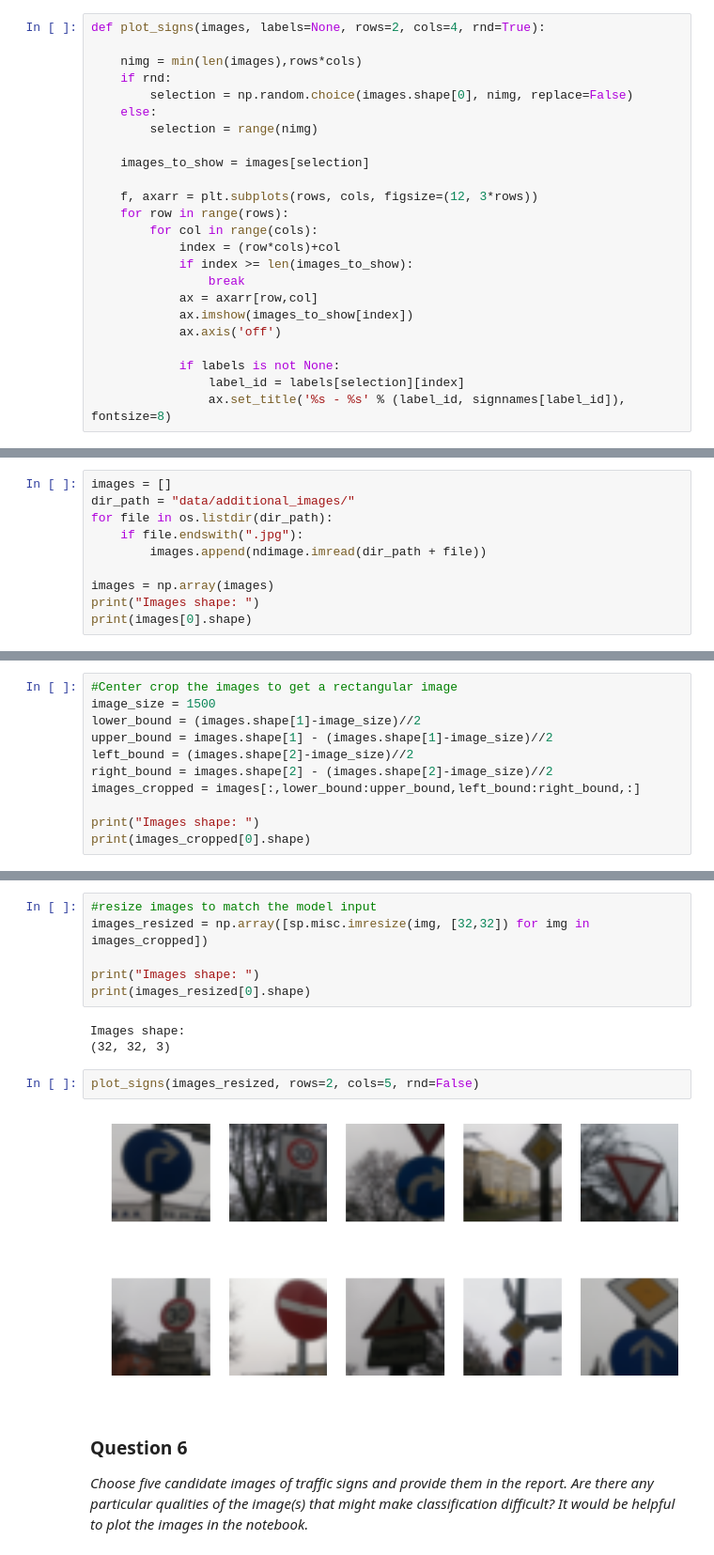
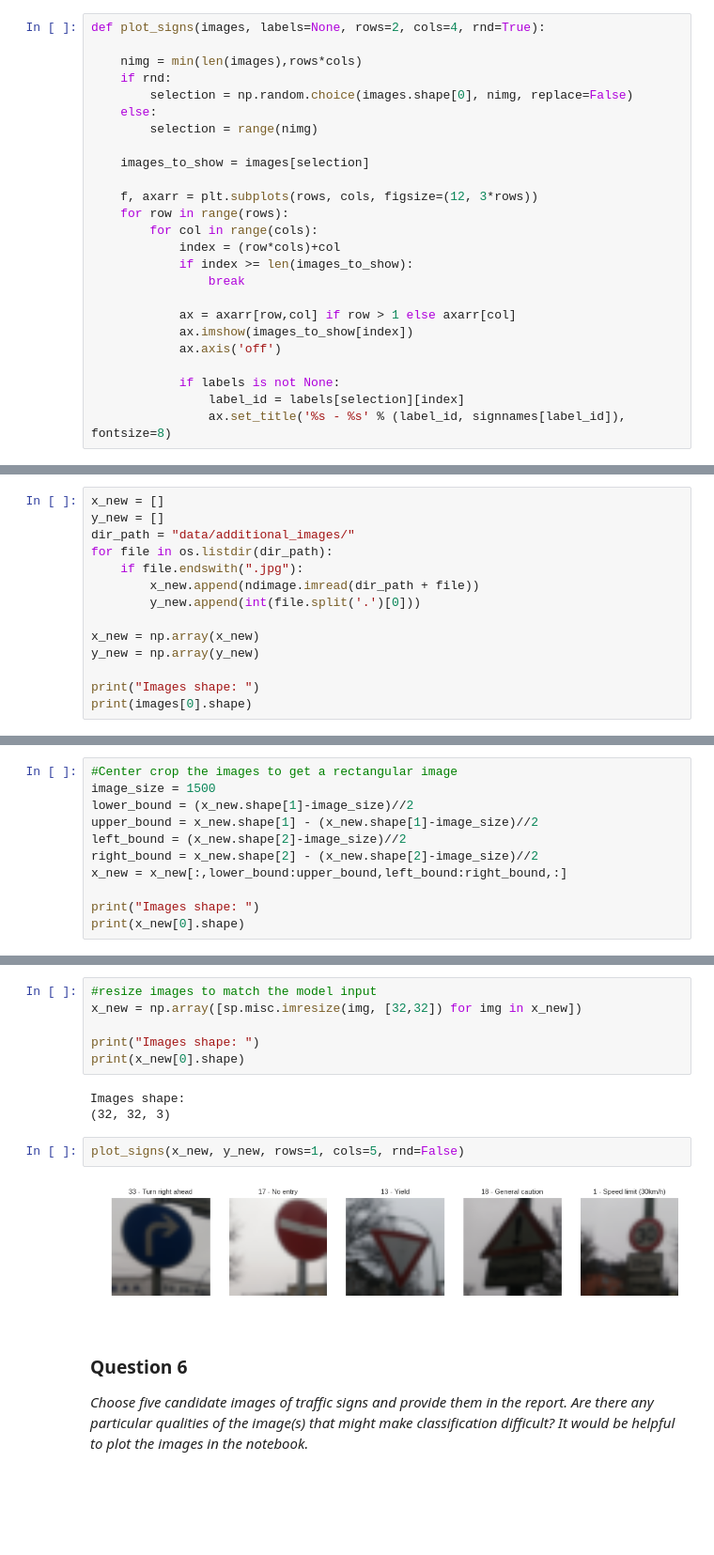
Before and after one commit to pkern90/traffic-signs, a Jupyter notebook: Traffic_Signs_Recognition.ipynb, the cells around one changed output, grey strips where cells are left out. Shown at 94% size. Cells and saved outputs as stored; diff of their text form; blank space fills up the shorter version.

Commit message:
improve new images visualization

```diff
--- a/Traffic_Signs_Recognition.ipynb
+++ b/Traffic_Signs_Recognition.ipynb
@@ -104,7 +104,8 @@ def plot_signs(images, labels=None, rows=2, cols=4, rnd=True):
             index = (row*cols)+col
             if index >= len(images_to_show):
                 break
-            ax = axarr[row,col]
+
+            ax = axarr[row,col] if row > 1 else axarr[col]
             ax.imshow(images_to_show[index])
             ax.axis('off')
 
@@ -665,13 +688,17 @@ Use the code cell (or multiple code cells, if necessary) to implement the first
 from scipy import ndimage
 import scipy as sp
 # %%
-images = []
+x_new = []
+y_new = []
 dir_path = "data/additional_images/"
 for file in os.listdir(dir_path):
     if file.endswith(".jpg"):
-        images.append(ndimage.imread(dir_path + file))
+        x_new.append(ndimage.imread(dir_path + file))
+        y_new.append(int(file.split('.')[0]))
 
-images = np.array(images)
+x_new = np.array(x_new)
+y_new = np.array(y_new)
+
 print("Images shape: ")
 print(images[0].shape)
 # %% [output]
@@ -680,30 +707,30 @@ Images shape:
 # %%
 #Center crop the images to get a rectangular image
 image_size = 1500
-lower_bound = (images.shape[1]-image_size)//2
-upper_bound = images.shape[1] - (images.shape[1]-image_size)//2
-left_bound = (images.shape[2]-image_size)//2
-right_bound = images.shape[2] - (images.shape[2]-image_size)//2
-images_cropped = images[:,lower_bound:upper_bound,left_bound:right_bound,:]
+lower_bound = (x_new.shape[1]-image_size)//2
+upper_bound = x_new.shape[1] - (x_new.shape[1]-image_size)//2
+left_bound = (x_new.shape[2]-image_size)//2
+right_bound = x_new.shape[2] - (x_new.shape[2]-image_size)//2
+x_new = x_new[:,lower_bound:upper_bound,left_bound:right_bound,:]
 
 print("Images shape: ")
-print(images_cropped[0].shape)
+print(x_new[0].shape)
 # %% [output]
 Images shape:
 (1500, 1500, 3)
 # %%
 #resize images to match the model input
-images_resized = np.array([sp.misc.imresize(img, [32,32]) for img in images_cropped])
+x_new = np.array([sp.misc.imresize(img, [32,32]) for img in x_new])
 
 print("Images shape: ")
-print(images_resized[0].shape)
+print(x_new[0].shape)
 # %% [output]
 Images shape:
 (32, 32, 3)
 # %%
-plot_signs(images_resized, rows=2, cols=5, rnd=False)
+plot_signs(x_new, y_new, rows=1, cols=5, rnd=False)
 # %% [output]
-[figure, old version]
+[figure, new version]
 # %% [markdown]
 ### Question 6
 
```
Also changed, not shown: parts of 13 cells of this notebook.
